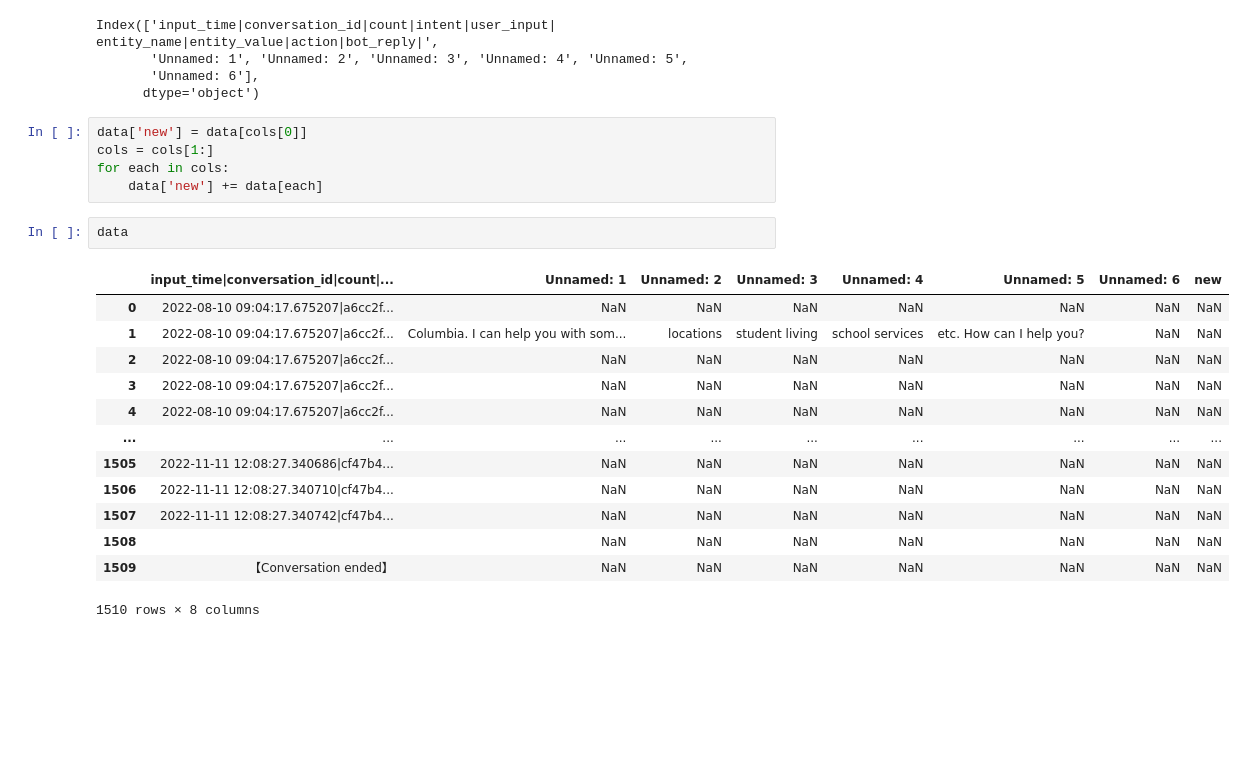
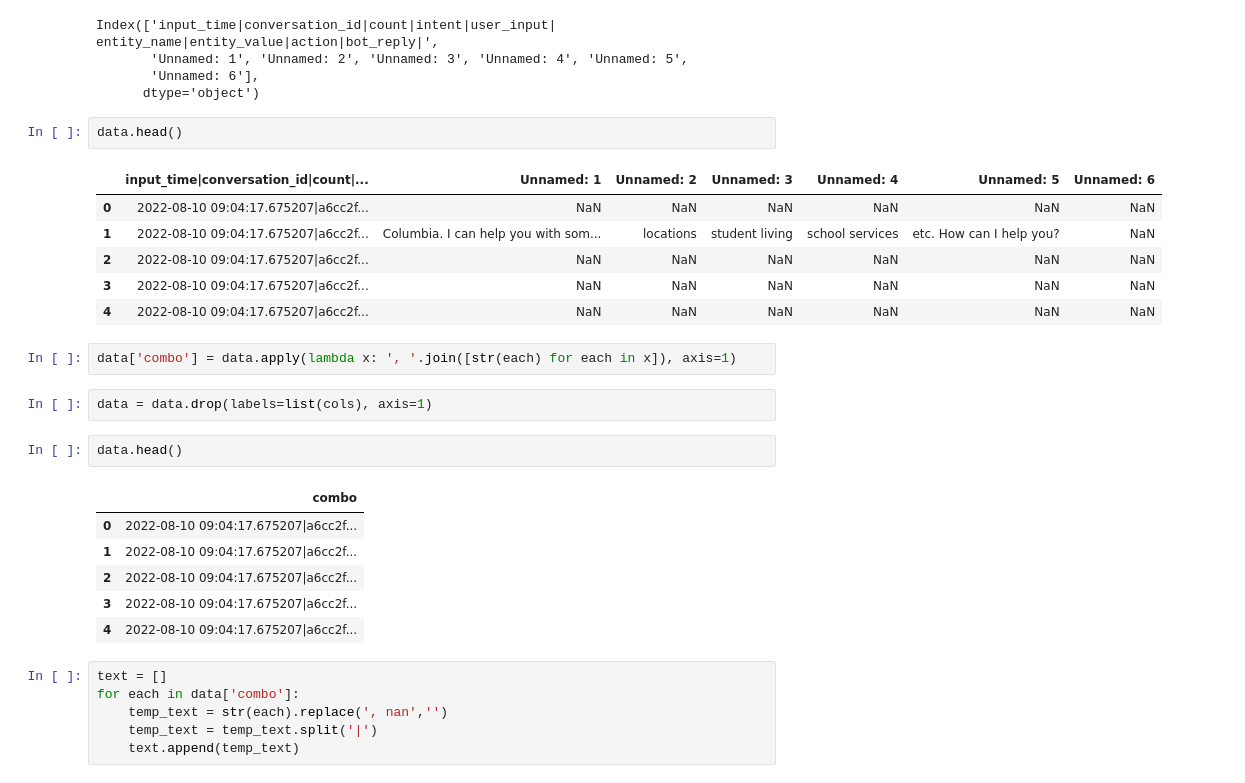
Before and after one commit to ai4society/causal-sas-rating, a Jupyter notebook: code/real-world/preprocessing.ipynb, the cells around one changed output. Saved outputs shown, nothing was run; the diff lists cells and outputs as text; blank space fills up the shorter version.

Commit message:
unibot data ready

```diff
--- a/code/real-world/preprocessing.ipynb
+++ b/code/real-world/preprocessing.ipynb
@@ -105,24 +105,31 @@ Index(['input_time|conversation_id|count|intent|user_input| entity_name|entity_v
        'Unnamed: 1', 'Unnamed: 2', 'Unnamed: 3', 'Unnamed: 4', 'Unnamed: 5',
        'Unnamed: 6'],
       dtype='object')
-# %%
-data['new'] = data[cols[0]]
-cols = cols[1:]
-for each in cols:
-    data['new'] += data[each]
 # %%
-data
+data.head()
 # %% [output]
-|  | input_time|conversation_id|count|... | Unnamed: 1 | Unnamed: 2 | Unnamed: 3 | Unnamed: 4 | Unnamed: 5 | Unnamed: 6 | new |
-| 0 | 2022-08-10 09:04:17.675207|a6cc2f... | NaN | NaN | NaN | NaN | NaN | NaN | NaN |
-| 1 | 2022-08-10 09:04:17.675207|a6cc2f... | Columbia. I can help you with som... | locations | student living | school services | etc. How can I help you? | NaN | NaN |
-| 2 | 2022-08-10 09:04:17.675207|a6cc2f... | NaN | NaN | NaN | NaN | NaN | NaN | NaN |
-| 3 | 2022-08-10 09:04:17.675207|a6cc2f... | NaN | NaN | NaN | NaN | NaN | NaN | NaN |
-| 4 | 2022-08-10 09:04:17.675207|a6cc2f... | NaN | NaN | NaN | NaN | NaN | NaN | NaN |
-| ... | ... | ... | ... | ... | ... | ... | ... | ... |
-| 1505 | 2022-11-11 12:08:27.340686|cf47b4... | NaN | NaN | NaN | NaN | NaN | NaN | NaN |
-| 1506 | 2022-11-11 12:08:27.340710|cf47b4... | NaN | NaN | NaN | NaN | NaN | NaN | NaN |
-| 1507 | 2022-11-11 12:08:27.340742|cf47b4... | NaN | NaN | NaN | NaN | NaN | NaN | NaN |
-| 1508 |  | NaN | NaN | NaN | NaN | NaN | NaN | NaN |
-| 1509 | 【Conversation ended】 | NaN | NaN | NaN | NaN | NaN | NaN | NaN |
+|  | input_time|conversation_id|count|... | Unnamed: 1 | Unnamed: 2 | Unnamed: 3 | Unnamed: 4 | Unnamed: 5 | Unnamed: 6 |
+| 0 | 2022-08-10 09:04:17.675207|a6cc2f... | NaN | NaN | NaN | NaN | NaN | NaN |
+| 1 | 2022-08-10 09:04:17.675207|a6cc2f... | Columbia. I can help you with som... | locations | student living | school services | etc. How can I help you? | NaN |
+| 2 | 2022-08-10 09:04:17.675207|a6cc2f... | NaN | NaN | NaN | NaN | NaN | NaN |
+| 3 | 2022-08-10 09:04:17.675207|a6cc2f... | NaN | NaN | NaN | NaN | NaN | NaN |
+| 4 | 2022-08-10 09:04:17.675207|a6cc2f... | NaN | NaN | NaN | NaN | NaN | NaN |
-1510 rows × 8 columns
+# %%
+data['combo'] = data.apply(lambda x: ', '.join([str(each) for each in x]), axis=1)
+# %%
+data = data.drop(labels=list(cols), axis=1)
+# %%
+data.head()
+# %% [output]
+|  | combo |
+| 0 | 2022-08-10 09:04:17.675207|a6cc2f... |
+| 1 | 2022-08-10 09:04:17.675207|a6cc2f... |
+| 2 | 2022-08-10 09:04:17.675207|a6cc2f... |
+| 3 | 2022-08-10 09:04:17.675207|a6cc2f... |
+| 4 | 2022-08-10 09:04:17.675207|a6cc2f... |
+# %%
+text = []
+for each in data['combo']:
+    temp_text = str(each).replace(', nan','')
+    temp_text = temp_text.split('|')
+    text.append(temp_text)
```
Also changed, not shown: parts of 7 cells of this notebook, 13 other files.
